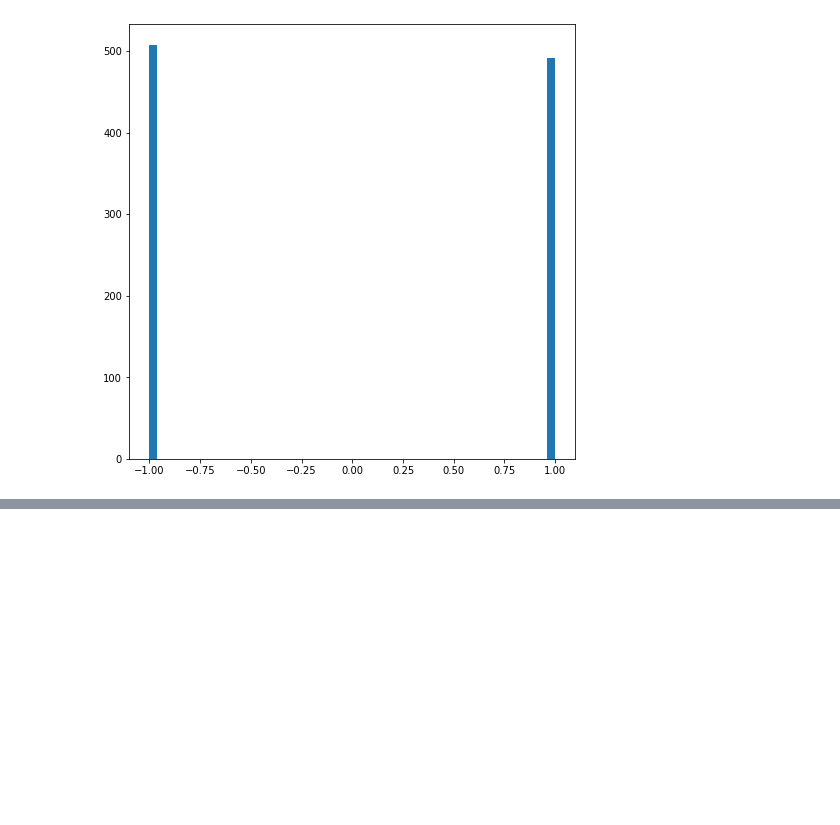
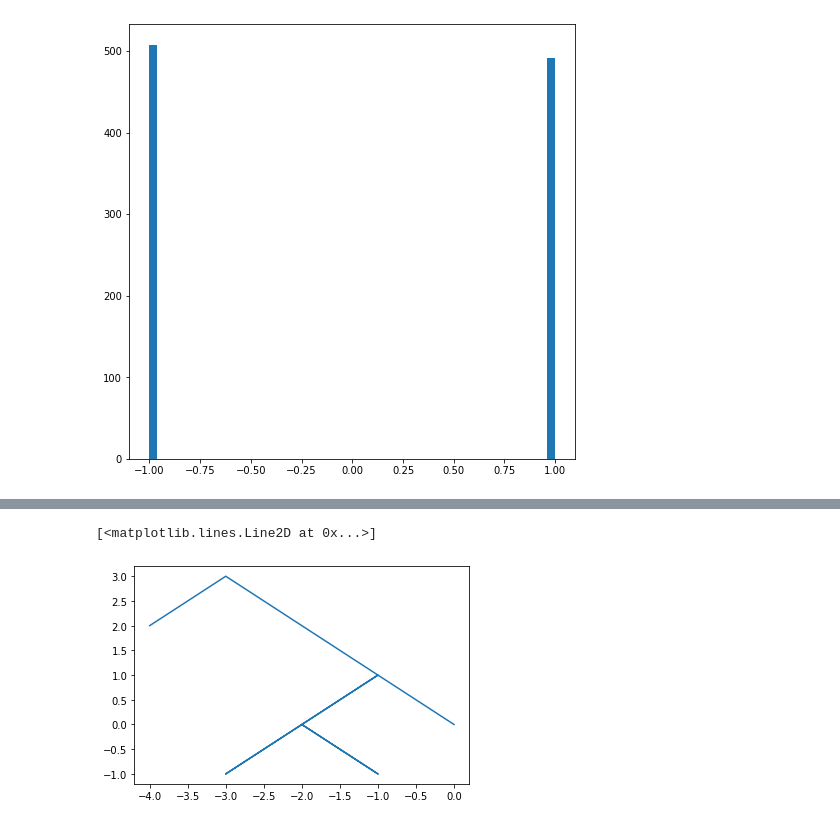
Before and after one commit to NTHU-Phys-Qubit/class-03162020-Chan-Sing-Hong, a Jupyter notebook: random_walk.ipynb, the cells around one changed output, grey strips where cells are left out. Saved outputs shown, nothing was run; the diff lists cells and outputs as text; code cells hidden in the pictures; blank space fills up the shorter version.

Commit message:
random walk 3

```diff
--- a/random_walk.ipynb
+++ b/random_walk.ipynb
@@ -75,0 +69,31 @@ _ = ax.hist(position, bins = 50)
+# %%
+# 2D random walk
+# S = +1, -1
+n = 10
+n_stat = 1
+R = 1
+# %%
+x_last_position = []
+y_last_position = []
+for j in range(n_stat):
+    x_step = np.random.randint(2, size=n)
+    for i in range(n):
+        if x_step[i] < 1:
+            x_step[i] = -1
+    y_step = np.random.randint(2, size=n)
+    for k in range(n):
+        if y_step[k] < 1:
+            y_step[k] = -1
+    x_position = np.zeros(n+1)
+    y_position = np.zeros(n+1)
+    for i in range(n):
+        x_position[i+1] = x_position[i] + x_step[i]
+        y_position[i+1] = y_position[i] + y_step[i]
+    x_last_position.append(x_position[-1])
+    y_last_position.append(y_position[-1])
+
+plt.plot(x_position, y_position)
+#plt.plot(x_last_position, y_last_position, '.')
+# %% [output]
+[<matplotlib.lines.Line2D at 0x...>]
+[figure, added]
```
Also changed, not shown: parts of 4 cells of this notebook.
